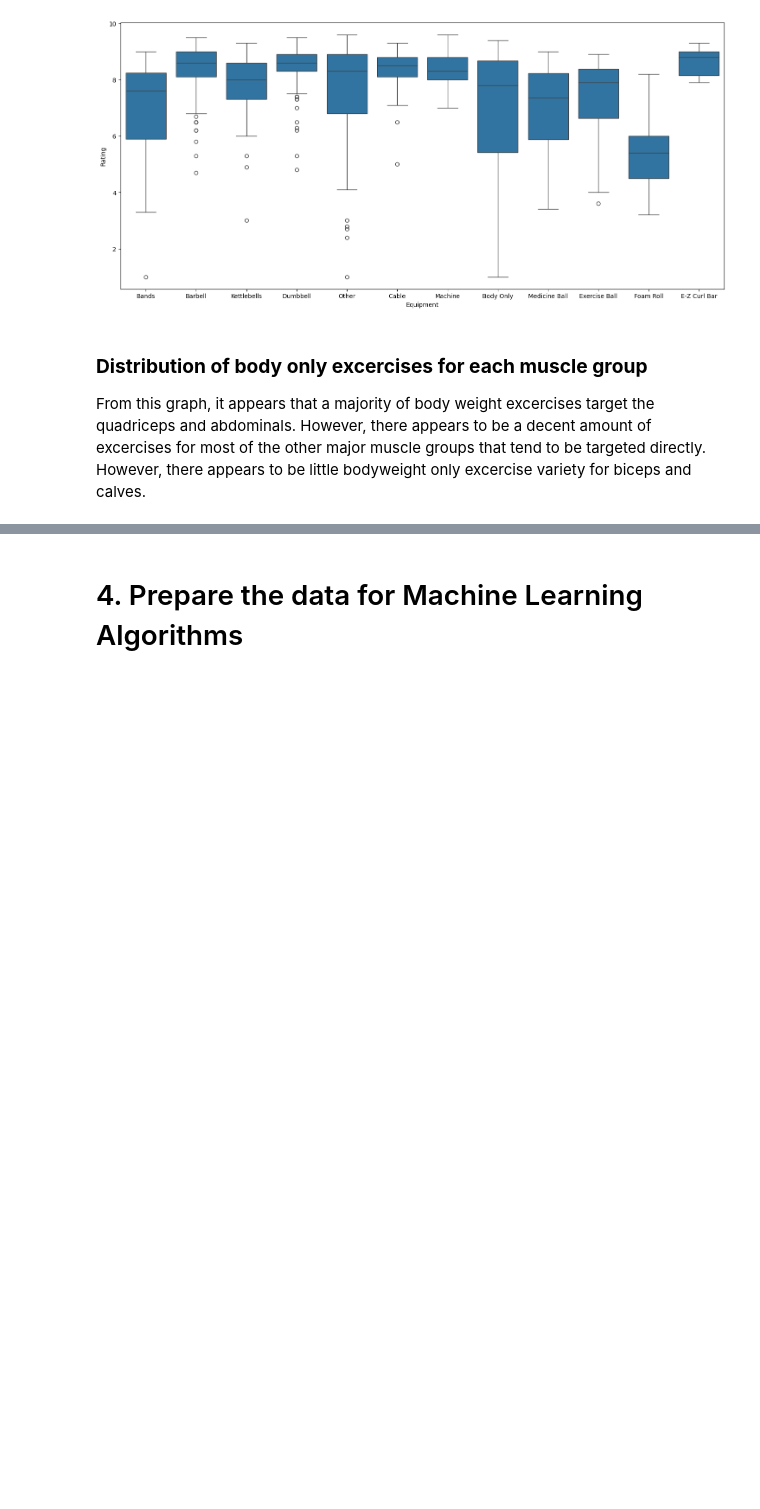
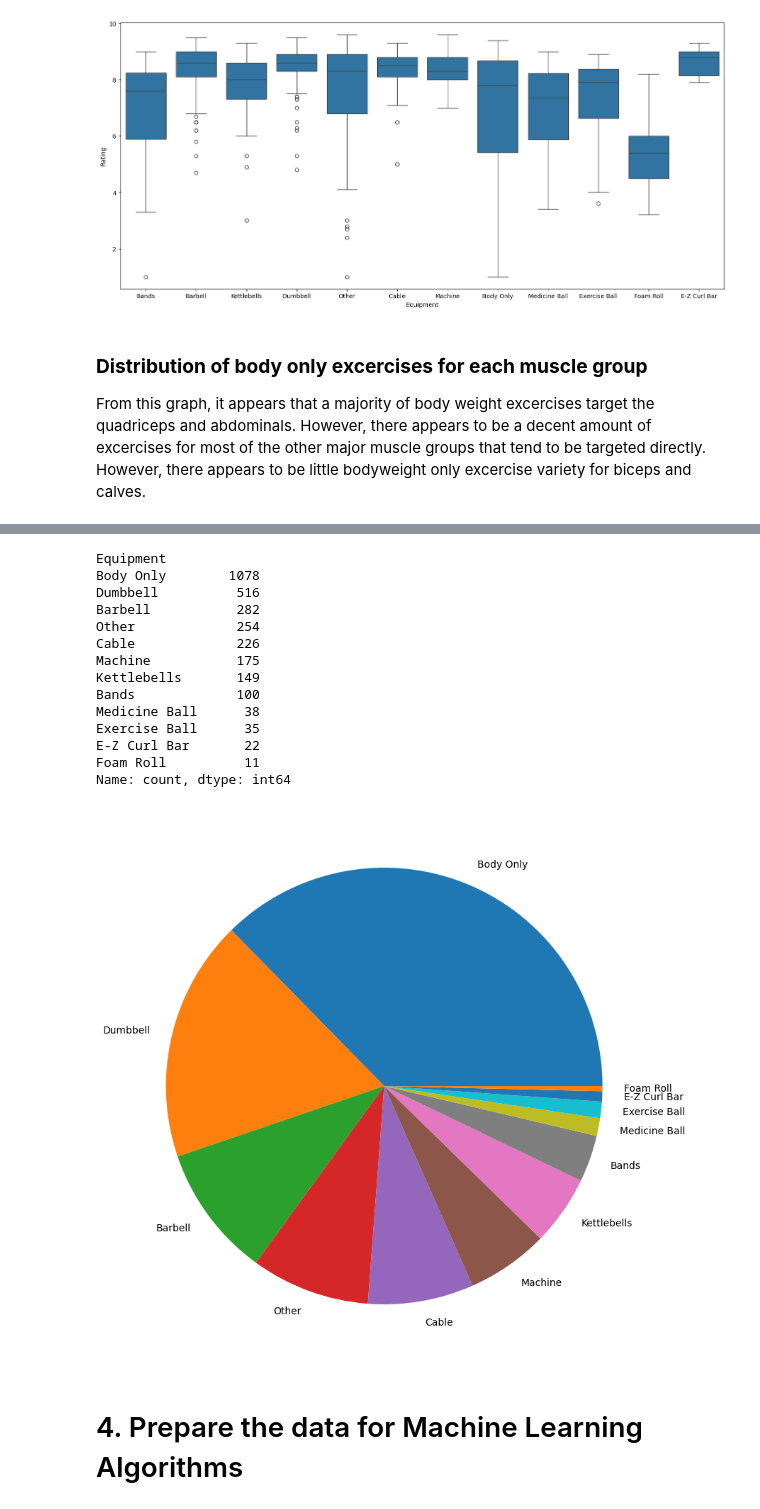
Before and after one commit to AndrewHocking/EECS-3401-Final-Project, a Jupyter notebook: 3401_FinalProject.ipynb, the cells around one changed output, grey strips where cells are left out. Drawn from its saved outputs; the diff is of its cells as text; code cells hidden in the pictures; blank space fills up the shorter version.

```diff
--- a/3401_FinalProject.ipynb
+++ b/3401_FinalProject.ipynb
@@ -257,3 +278,22 @@ px.bar(bodyonly_graph, x = bodyonly_graph.index, y='ID')
+# %%
+gym["Equipment"].value_counts().plot.pie(figsize=(10, 10), ylabel="")
+gym['Equipment'].value_counts()
+# %% [output]
+Equipment
+Body Only        1078
+Dumbbell          516
+Barbell           282
+Other             254
+Cable             226
+Machine           175
+Kettlebells       149
+Bands             100
+Medicine Ball      38
+Exercise Ball      35
+E-Z Curl Bar       22
+Foam Roll          11
+Name: count, dtype: int64
+[figure, added]
 # %% [markdown]
 # 4. Prepare the data for Machine Learning Algorithms
 # %% [markdown]
```
Also changed, not shown: parts of 13 cells of this notebook.
